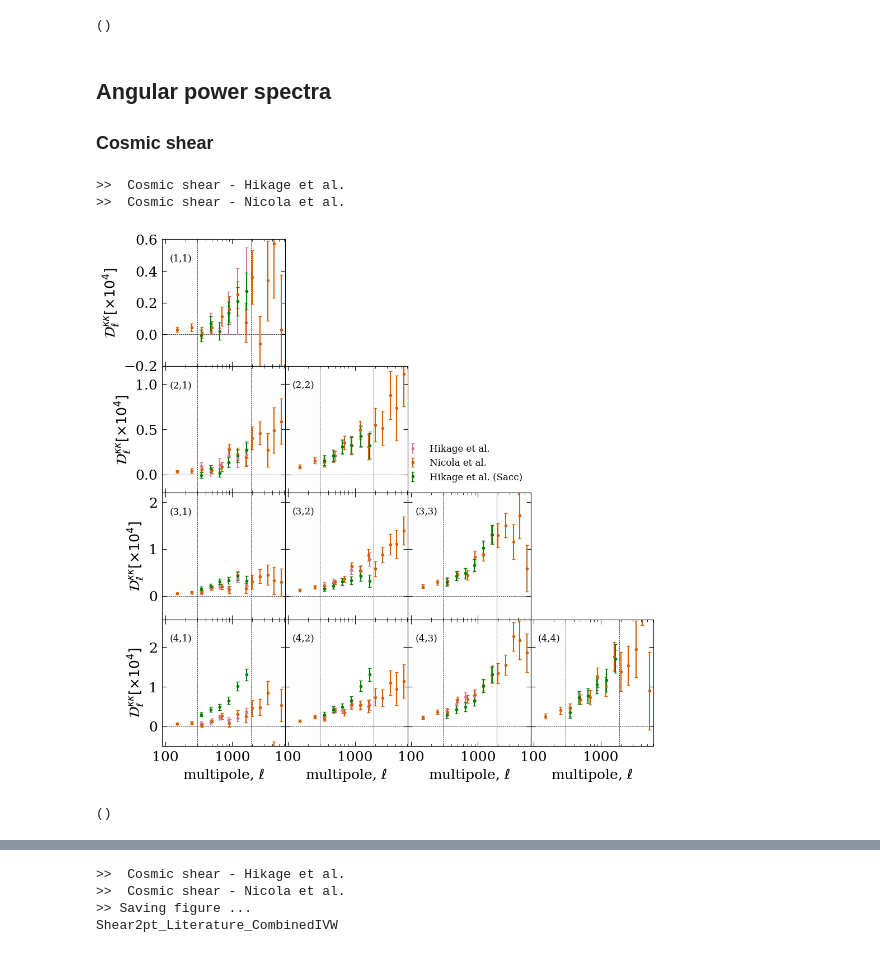
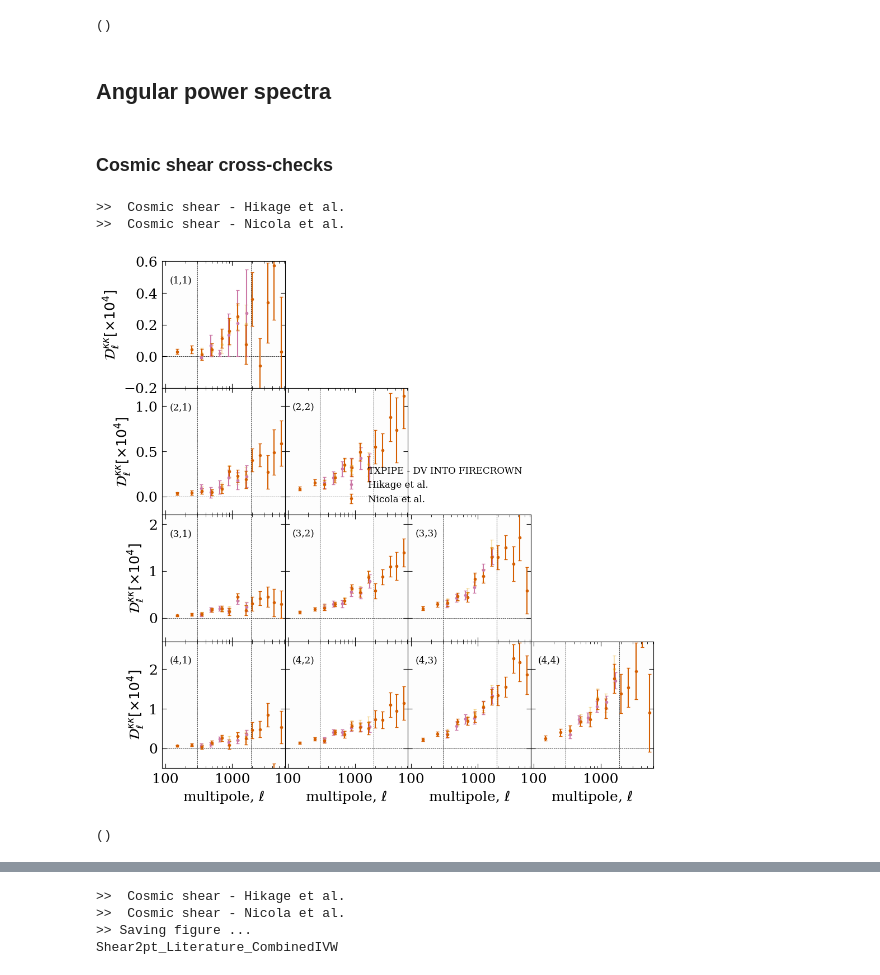
Before and after one commit to davsan06/HSC-PDR1-3x2pt-harmonic-methods, a Jupyter notebook: analysis/NBMeasurementPlot.ipynb, the cells around one changed output, grey strips where cells are left out. Cells and saved outputs as stored; diff of their text form; code cells hidden in the pictures.

Commit message:
Cosmic shear cross-check plots

```diff
--- a/analysis/NBMeasurementPlot.ipynb
+++ b/analysis/NBMeasurementPlot.ipynb
@@ -21,20 +21,20 @@ HSCMeasurementUtils.RedshiftDistr_plot(sacc = s,
 ()
 # %% [markdown]
 ## Angular power spectra
-
-### Cosmic shear
-# %%
-HSCMeasurementUtils.Shear2pt_plot(fname = [None],
-                                  labels = [None],
-                                  add_individual = False,
-                                  add_combined = False,
-                                  add_literature=True,
-                                  add_Hikage_sacc=True,
-                                  theory_fname=None,
-                                  just_auto = False,
-                                  save_fig=False)
-# %% [output]
->>  Cosmic shear - Hikage et al.
->>  Cosmic shear - Nicola et al.
-[figure, removed]
-()
+# %% [markdown]
+### Cosmic shear cross-checks
+# %%
+HSCMeasurementUtils.Shear2pt_plot(fname = ['/pscratch/sd/d/davidsan/txpipe-reanalysis/hsc/outputs/ivw/summary_statistics_fourier_ivw_HikageShearSC.sacc'],
+                                  labels = ['TXPipe - DV into Firecrown'],
+                                  add_individual = True,
+                                  add_combined = False,
+                                  add_literature=True,
+                                  add_Hikage_sacc=False,
+                                  theory_fname=None,
+                                  just_auto = False,
+                                  save_fig=False)
+# %% [output]
+>>  Cosmic shear - Hikage et al.
+>>  Cosmic shear - Nicola et al.
+[figure, added]
+()
```
Also changed, not shown: parts of 2 cells of this notebook.
